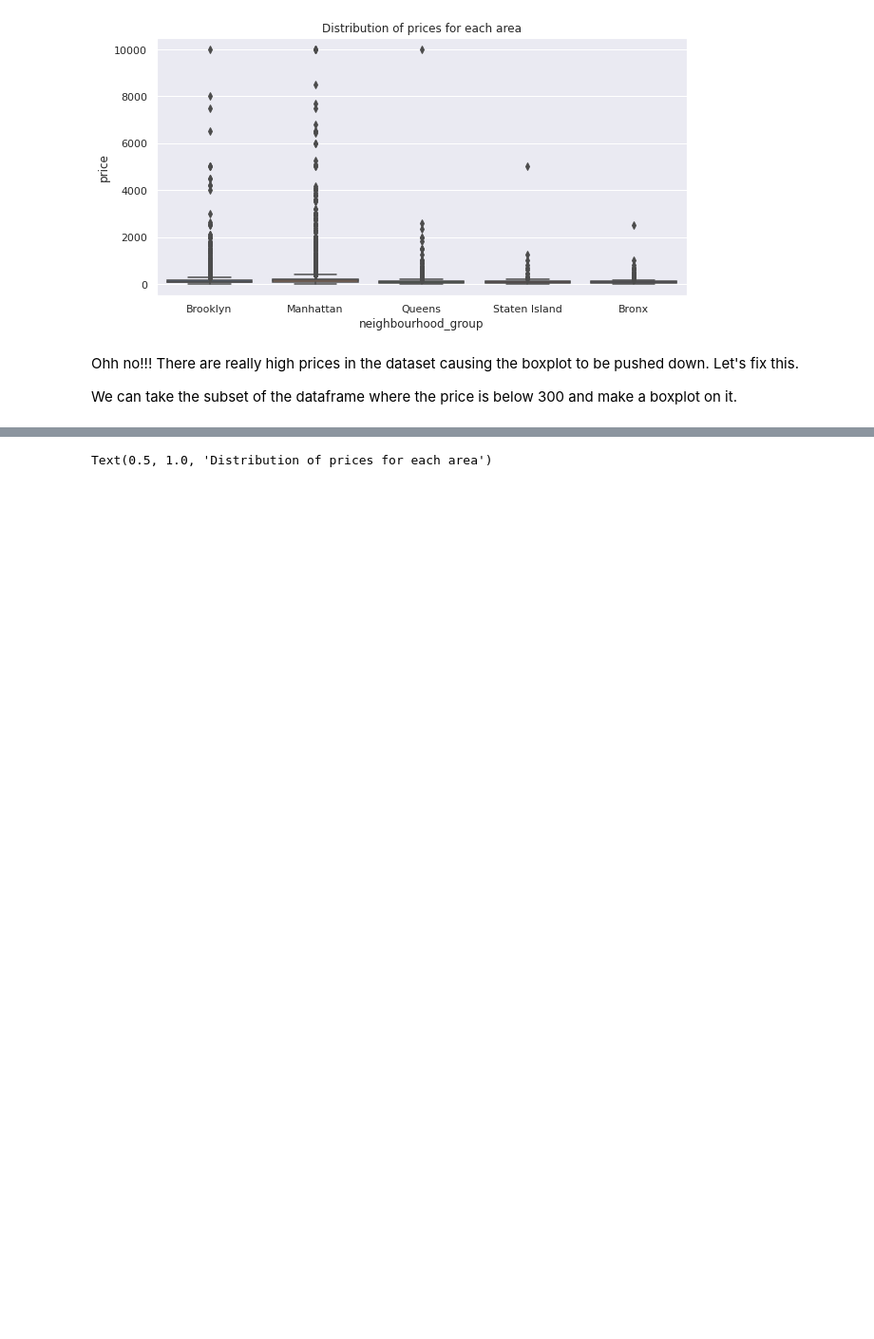
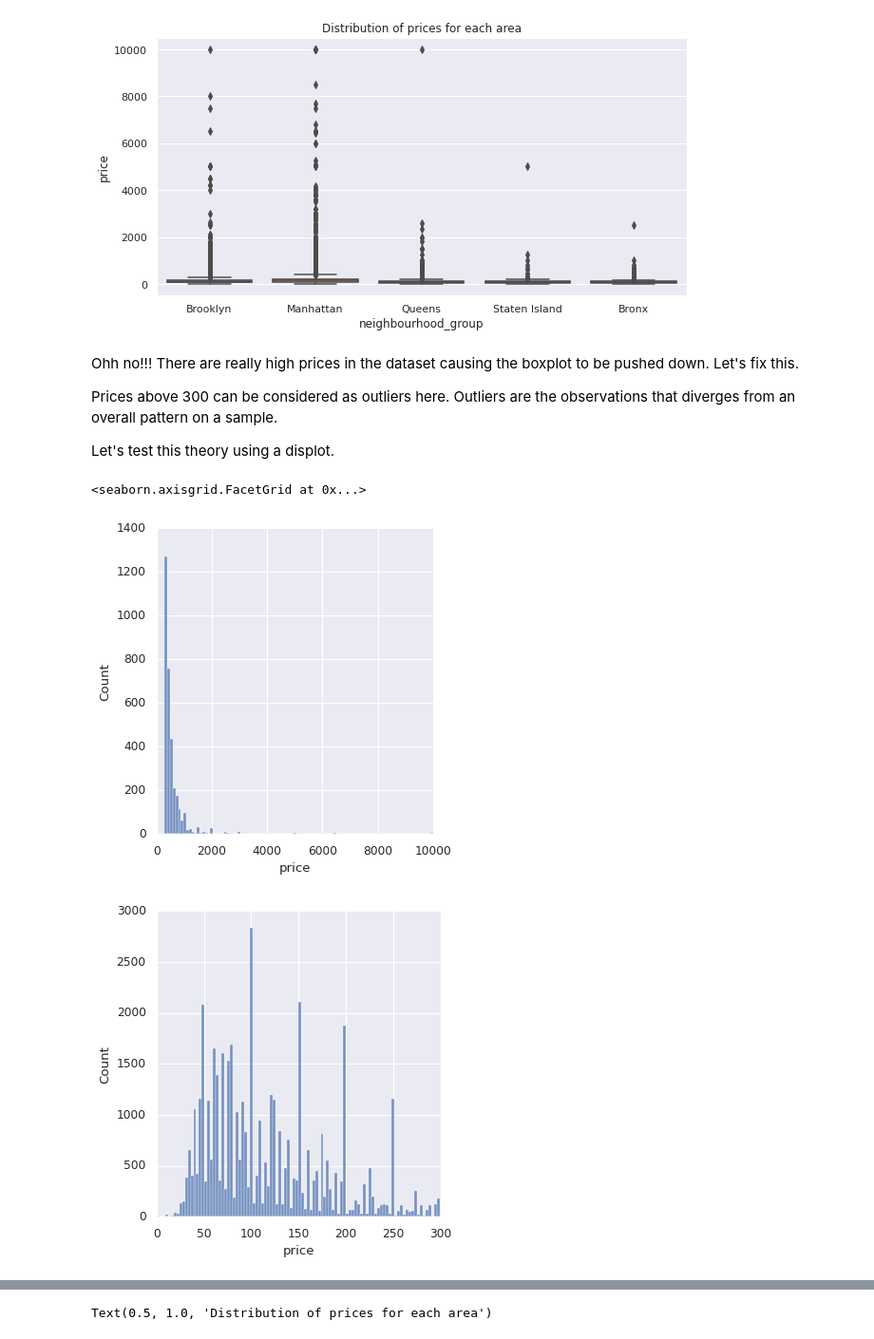
Before and after one commit to NayanaPradeep/Airbnb-Bookings-Analysis, a Jupyter notebook: Airbnb_Bookings_Analysis_Capstone_Project.ipynb, the cells around one changed output, grey strips where cells are left out. Shown at 95% size. Cells and saved outputs as stored; diff of their text form; code cells hidden in the pictures; blank space fills up the shorter version.

```diff
--- a/Airbnb_Bookings_Analysis_Capstone_Project.ipynb
+++ b/Airbnb_Bookings_Analysis_Capstone_Project.ipynb
@@ -348,7 +357,18 @@ area_price_relation.set_title('Distribution of prices for each area')
 Text(0.5, 1.0, 'Distribution of prices for each area')
 [figure]
 # %% [markdown]
+
 Ohh no!!! There are really high prices in the dataset causing the boxplot to be pushed down. Let's fix this.
 
 
-We can take the subset of the dataframe where the price is below 300 and make a boxplot on it.
+Prices above 300 can be considered as outliers here.
+Outliers are the observations that diverges from an overall pattern on a sample.
+
+Let's test this theory using a displot.
+# %%
+sns.displot(airbnb_df[airbnb_df.price>300].price,bins=100)
+sns.displot(airbnb_df[airbnb_df.price<300].price,bins=100)
+# %% [output]
+<seaborn.axisgrid.FacetGrid at 0x...>
+[figure, added]
+[figure, added]
```
Also changed, not shown: parts of 33 cells of this notebook.
